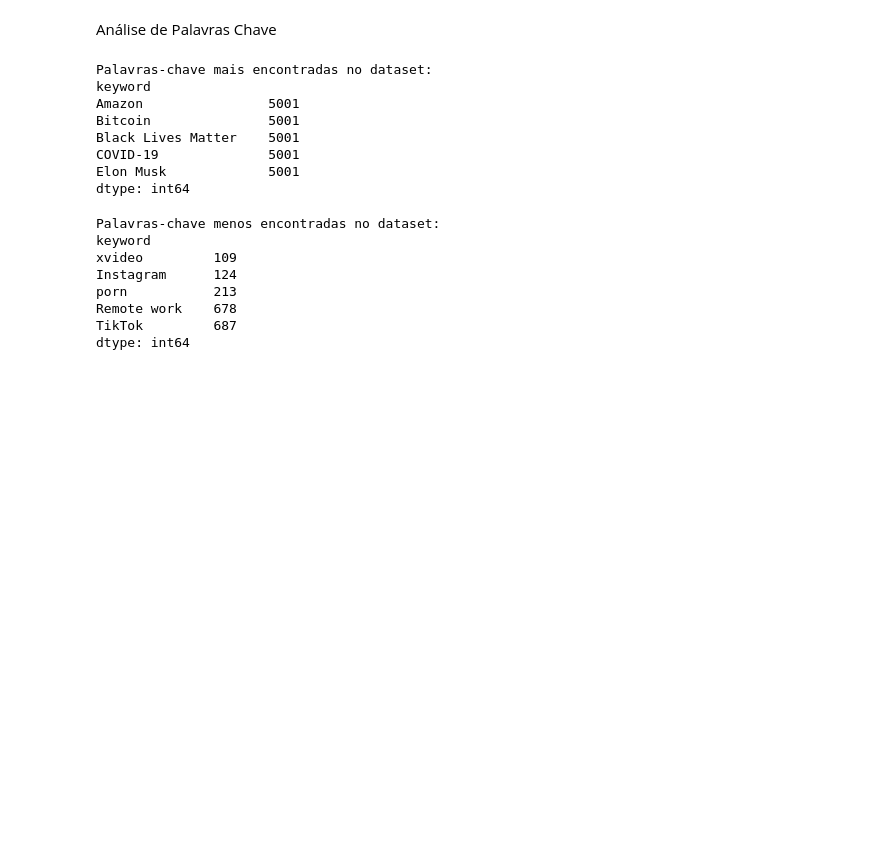
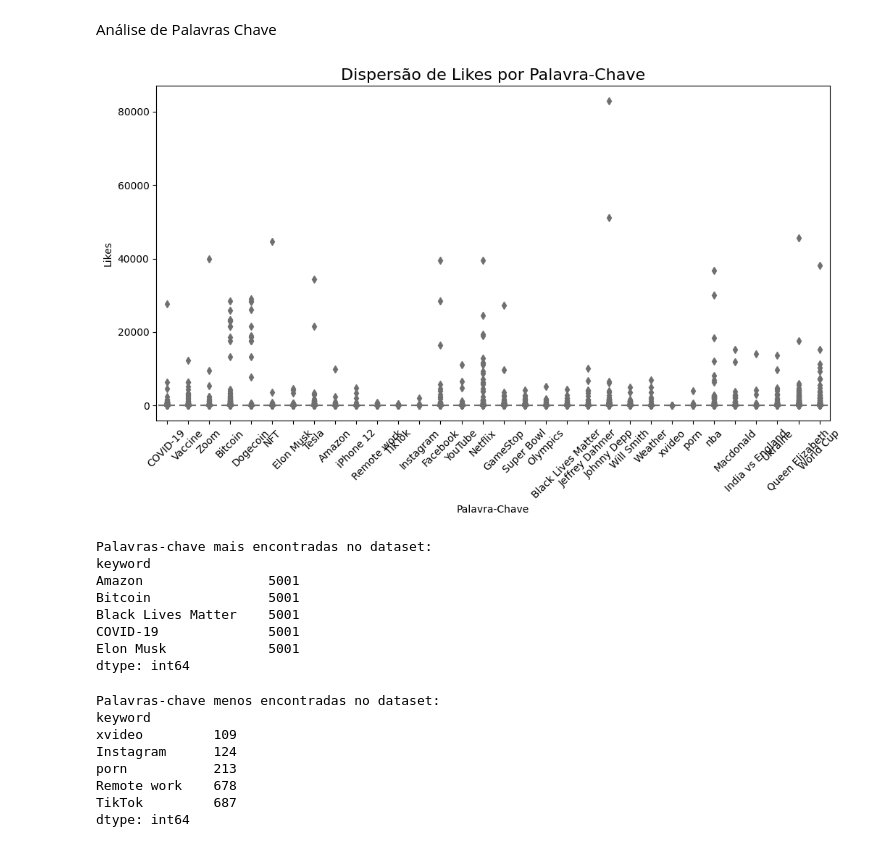
Before and after one commit to aliciamarzola/tp_icd, a Jupyter notebook: LikesPrediction.ipynb, the cells around one changed output. Saved outputs shown, nothing was run; the diff lists cells and outputs as text; code cells hidden in the pictures; blank space fills up the shorter version.

```diff
--- a/LikesPrediction.ipynb
+++ b/LikesPrediction.ipynb
@@ -118,5 +126,15 @@ plt.show()
 # %% [markdown]
 Análise de Palavras Chave
+# %%
+plt.figure(figsize=(12, 6))
+sns.boxplot(data=df, x='keyword', y='likes', palette='pastel')
+plt.title('Dispersão de Likes por Palavra-Chave', fontsize=16)
+plt.xticks(rotation=45)
+plt.xlabel('Palavra-Chave')
+plt.ylabel('Likes')
+plt.show()
+# %% [output]
+[figure, added]
 # %%
 keywords = df.groupby('keyword').size().sort_values(ascending=False)
 print(f"Palavras-chave mais encontradas no dataset:\n{keywords.head(5)}")
```
Also changed, not shown: parts of 28 cells of this notebook, 1 other file.
